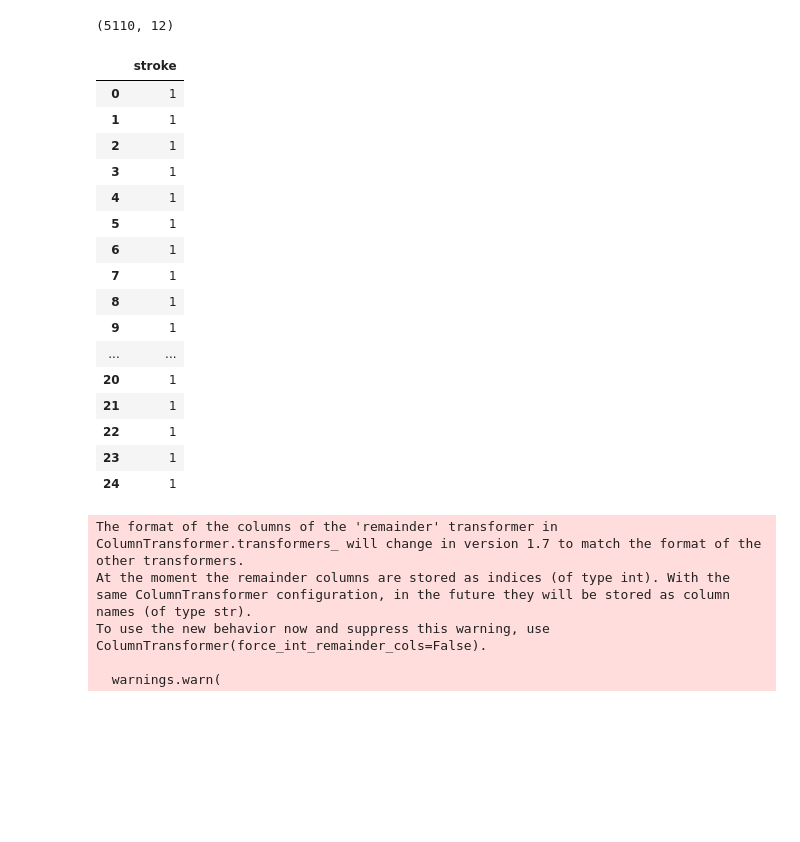
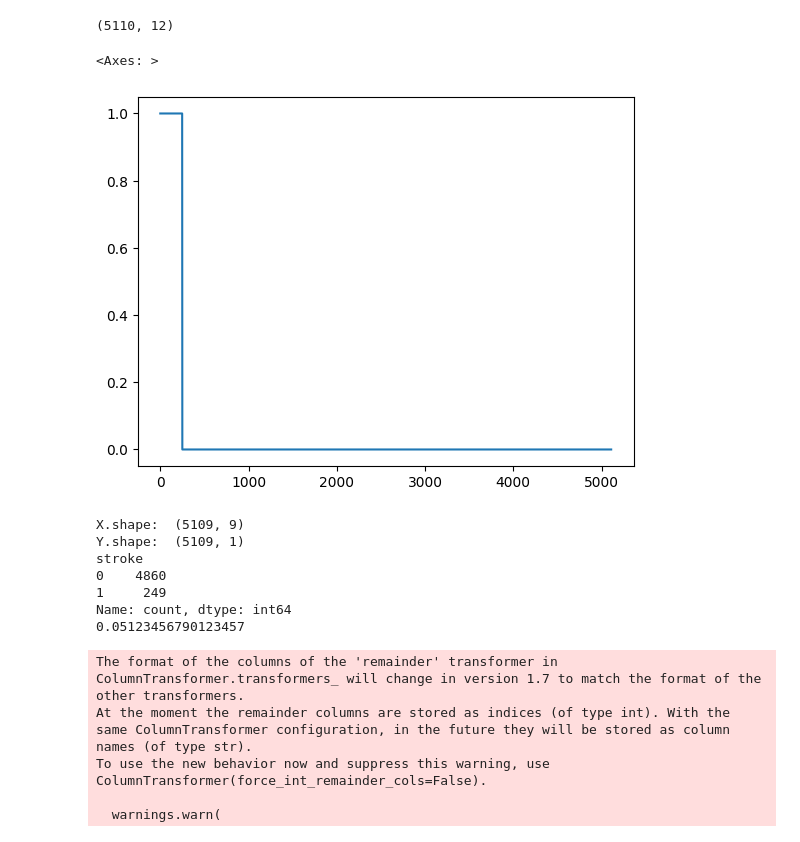
Before and after one commit to hrbjoern/abj_LungCancer, a Jupyter notebook: notebooks/baseline_model.ipynb, the cells around one changed output. Saved outputs shown, nothing was run; the diff lists cells and outputs as text; code cells hidden in the pictures; blank space fills up the shorter version.

```diff
--- a/notebooks/baseline_model.ipynb
+++ b/notebooks/baseline_model.ipynb
@@ -29,38 +33,39 @@ data.drop(['id', 'avg_glucose_level'], axis=1, inplace=True)
 # %%
 # # Shuffle the date to see if this changes things:
 # #
 # data = data.sample(frac=1, random_state=42).reset_index(drop=True)
 # # data = data.sample(frac=1, random_state=42)
 
 # print(data.describe())
 # print(data.head())
 
-# data.stroke.plot(kind='line')
+data.stroke.plot(kind='line')
+# %% [output]
+<Axes: >
+[figure, added]
 # %%
 #data = data[data['stroke']==1]
 
 Y = data[['stroke']]
 X = data.drop('stroke', axis=1)
 
-Y.head(25)
+#Y.head(25)
+
+print("X.shape: ", X.shape)
+print("Y.shape: ", Y.shape)
+
+# Counting the values in 'stroke':
+print(Y['stroke'].value_counts())
+
+print(249/4860)
 # %% [output]
-|  | stroke |
-| 0 | 1 |
-| 1 | 1 |
-| 2 | 1 |
-| 3 | 1 |
-| 4 | 1 |
-| 5 | 1 |
-| 6 | 1 |
-| 7 | 1 |
-| 8 | 1 |
-| 9 | 1 |
-| ... | ... |
-| 20 | 1 |
-| 21 | 1 |
-| 22 | 1 |
-| 23 | 1 |
-| 24 | 1 |
+X.shape:  (5109, 9)
+Y.shape:  (5109, 1)
+stroke
+0    4860
+1     249
+Name: count, dtype: int64
+0.05123456790123457
 # %%
 model = RandomForestClassifier()
 
```
Also changed, not shown: parts of 6 cells of this notebook.
